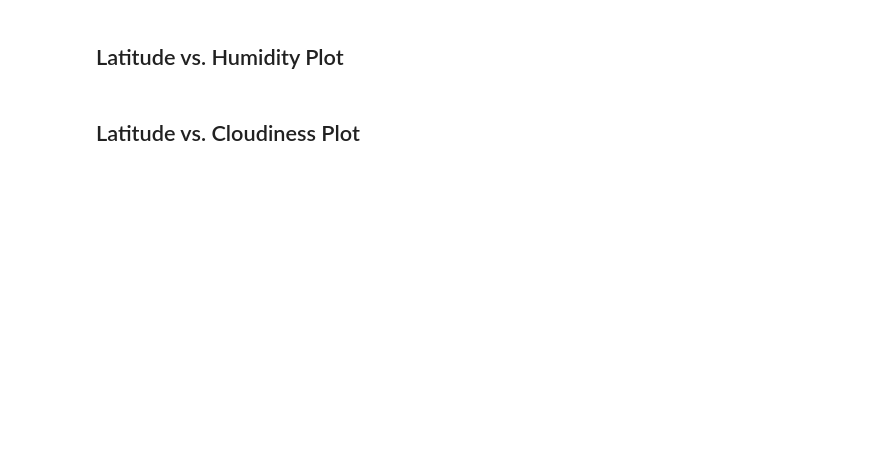
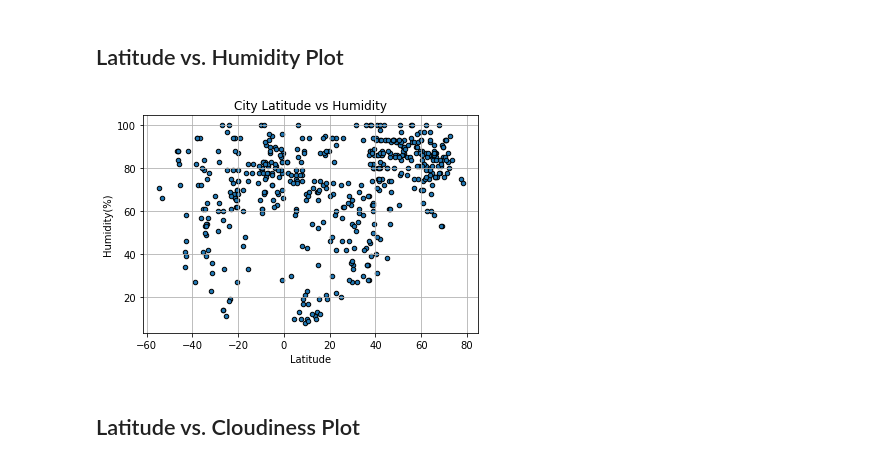
Before and after one commit to Franz365/python-api-challenge, a Jupyter notebook: WeatherPy/WeatherPy.ipynb, the cells around one changed output. Cells and saved outputs as stored; diff of their text form; code cells hidden in the pictures; blank space fills up the shorter version.

```diff
--- a/WeatherPy/WeatherPy.ipynb
+++ b/WeatherPy/WeatherPy.ipynb
@@ -165,4 +236,13 @@ Skip this step if there are no cities that have humidity > 100%.
 # %% [markdown]
 ## Latitude vs. Humidity Plot
+# %%
+# Create scatter plot, save .png and show the figure
+weather_df.plot.scatter(x='Lat', y='Humidity', grid=True, edgecolors="black", title="City Latitude vs Humidity")
+plt.xlabel("Latitude")
+plt.ylabel("Humidity(%)")
+plt.savefig("output_data/Lat_vs_Hum.png")
+plt.show()
+# %% [output]
+[figure, added]
 # %% [markdown]
 ## Latitude vs. Cloudiness Plot
```
Also changed, not shown: parts of 20 cells of this notebook, 13 other files.
